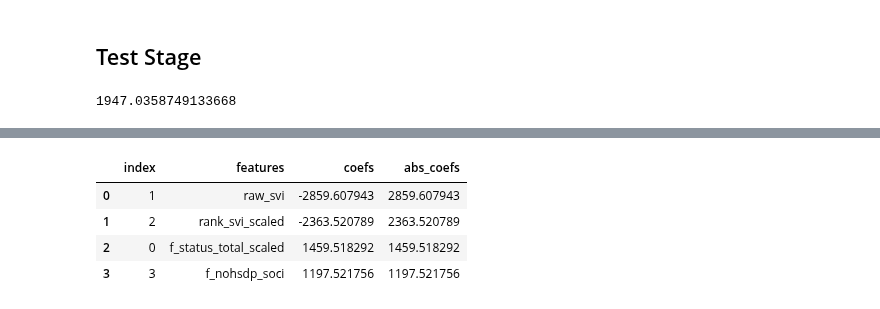
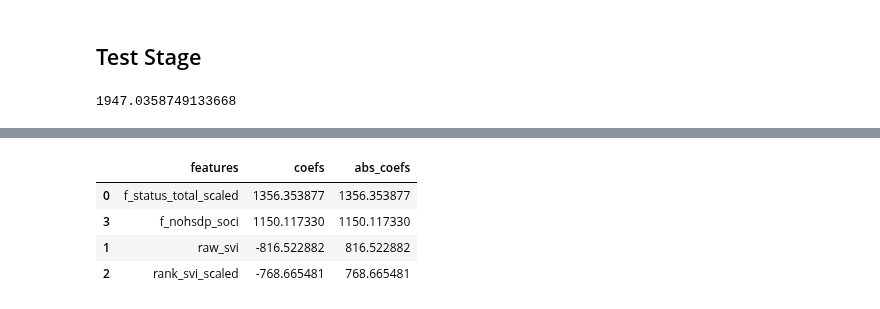
Before and after one commit to SVI-Capstone/svi_capstone, a Jupyter notebook: mvp-dallas.ipynb, the cells around one changed output, grey strips where cells are left out. Saved outputs shown, nothing was run; the diff lists cells and outputs as text; code cells hidden in the pictures.

```diff
--- a/mvp-dallas.ipynb
+++ b/mvp-dallas.ipynb
@@ -318,20 +407,14 @@ How did the model perform on the key metrics you chose to demonstrate its useful
 # %%
-# linear regression Results table:
-# linear regression Results table:
-flat_list = []
-for sublist in modelLR.coef_:
-    for item in sublist:
-        flat_list.append(item)
-
-lr_result = pd.DataFrame()
+# LASSOLARS Results table:
+ll_result = pd.DataFrame()
 x_train_columns = X_test_top4.columns.tolist()
-lr_result['features'] = x_train_columns
-lr_result['coefs'] = flat_list
-lr_result['abs_coefs'] = abs(lr_result.coefs)
-lr_result.sort_values(by='abs_coefs', ascending = False).reset_index()
+ll_result['features'] = x_train_columns
+ll_result['coefs'] = modelLL.coef_
+ll_result['abs_coefs'] = abs(modelLL.coef_)
+ll_result.sort_values(by = 'abs_coefs', ascending = False)
 # %% [output]
-|  | index | features | coefs | abs_coefs |
-| 0 | 1 | raw_svi | -2859.607943 | 2859.607943 |
-| 1 | 2 | rank_svi_scaled | -2363.520789 | 2363.520789 |
-| 2 | 0 | f_status_total_scaled | 1459.518292 | 1459.518292 |
-| 3 | 3 | f_nohsdp_soci | 1197.521756 | 1197.521756 |
+|  | features | coefs | abs_coefs |
+| 0 | f_status_total_scaled | 1356.353877 | 1356.353877 |
+| 3 | f_nohsdp_soci | 1150.117330 | 1150.117330 |
+| 1 | raw_svi | -816.522882 | 816.522882 |
+| 2 | rank_svi_scaled | -768.665481 | 768.665481 |
```
Also changed, not shown: parts of 22 cells of this notebook.
